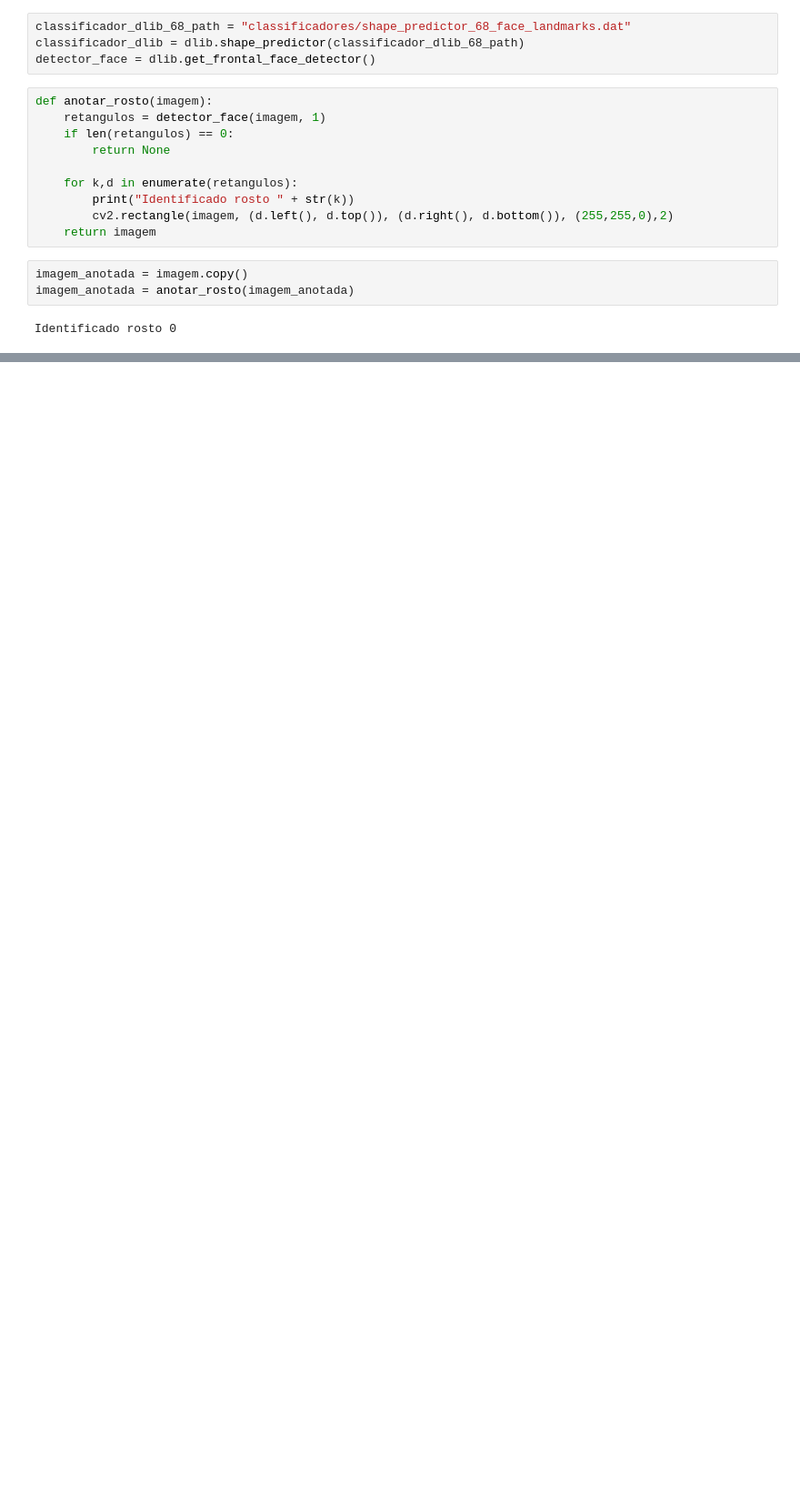
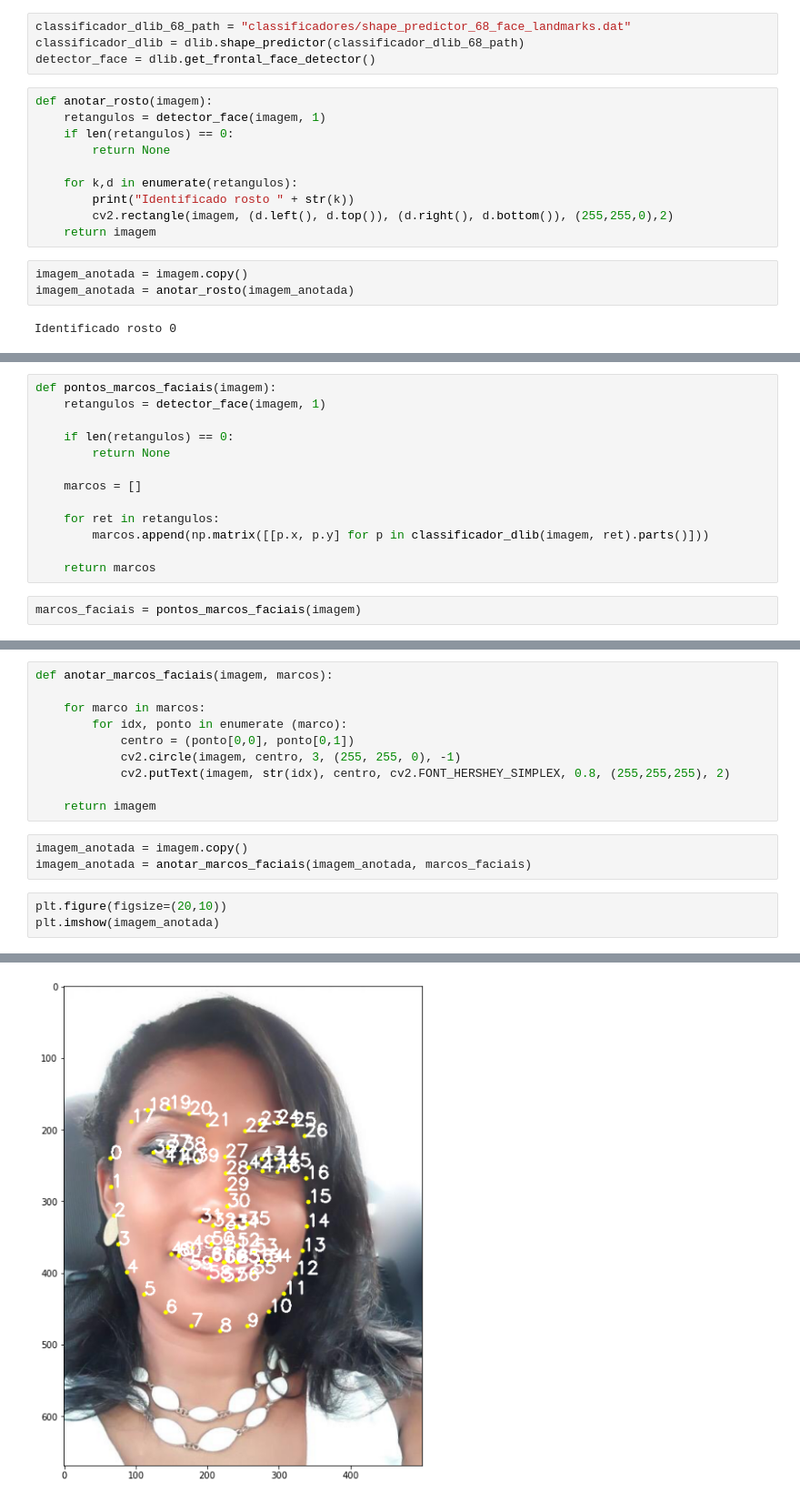
Before and after one commit to maanoel/conda-commands, a Jupyter notebook: Seventh.ipynb, the cells around one changed output, grey strips where cells are left out. Shown at 91% size. Drawn from its saved outputs; the diff is of its cells as text; blank space fills up the shorter version.

```diff
--- a/Seventh.ipynb
+++ b/Seventh.ipynb
@@ -36,0 +40,15 @@ plt.imshow()
+# %%
+def pontos_marcos_faciais(imagem):
+    retangulos = detector_face(imagem, 1)
+
+    if len(retangulos) == 0:
+        return None
+
+    marcos = []
+
+    for ret in retangulos:
+        marcos.append(np.matrix([[p.x, p.y] for p in classificador_dlib(imagem, ret).parts()]))
+
+    return marcos
+# %%
+marcos_faciais = pontos_marcos_faciais(imagem)
@@ -36,0 +63,17 @@ plt.imshow()
+# %%
+def anotar_marcos_faciais(imagem, marcos):
+
+    for marco in marcos:
+        for idx, ponto in enumerate (marco):
+            centro = (ponto[0,0], ponto[0,1])
+            cv2.circle(imagem, centro, 3, (255, 255, 0), -1)
+            cv2.putText(imagem, str(idx), centro, cv2.FONT_HERSHEY_SIMPLEX, 0.8, (255,255,255), 2)
+
+    return imagem
+# %%
+imagem_anotada = imagem.copy()
+imagem_anotada = anotar_marcos_faciais(imagem_anotada, marcos_faciais)
+# %%
+plt.figure(figsize=(20,10))
+plt.imshow(imagem_anotada)
+# %% [output]
@@ -36,0 +81 @@ plt.imshow()
+[figure, added]
```
Also changed, not shown: parts of 4 cells of this notebook.
